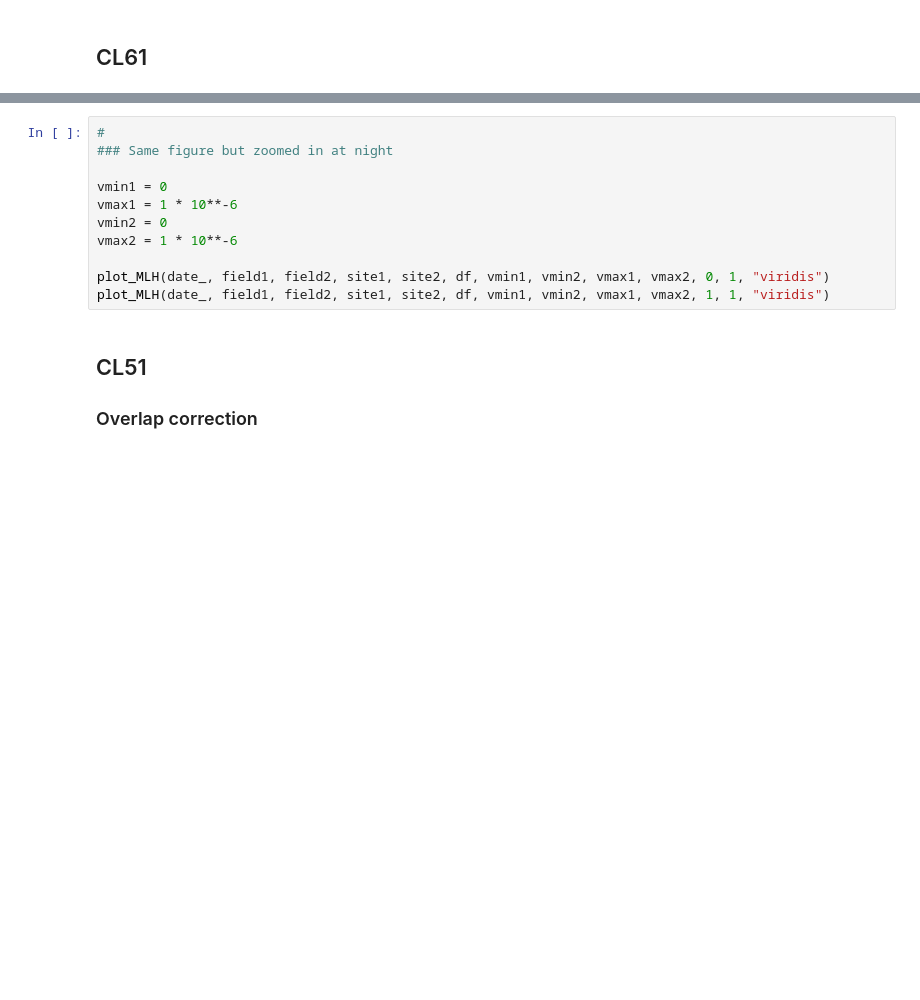
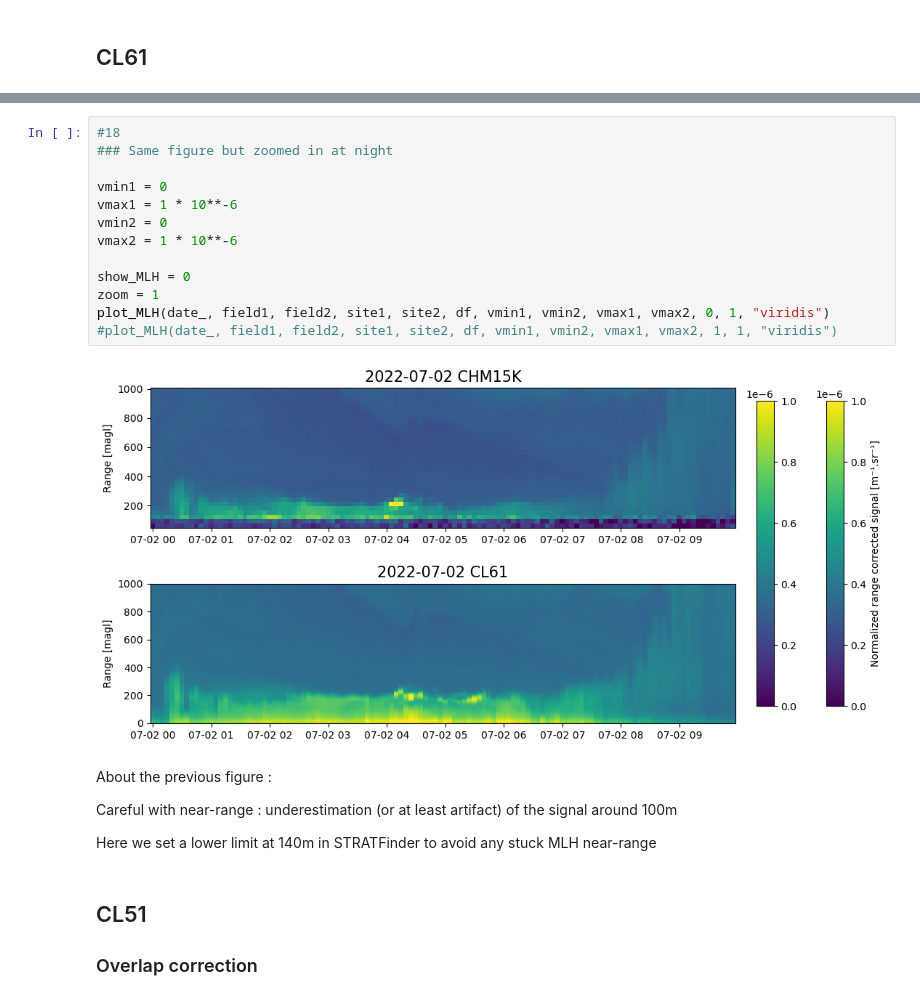
Before and after one commit to ACTRIS-CCRES/ALC-training-school, a Jupyter notebook: stratfinder_preprocessing.ipynb, the cells around one changed output, grey strips where cells are left out. Drawn from its saved outputs; the diff is of its cells as text; blank space fills up the shorter version.

```diff
--- a/stratfinder_preprocessing.ipynb
+++ b/stratfinder_preprocessing.ipynb
@@ -392,14 +420,24 @@ plot_MLH(date_, field1, field2, site1, site2, df, vmin1, vmin2, vmax1, vmax2, 1,
 # %%
-#
+#18
 ### Same figure but zoomed in at night
 
 vmin1 = 0
 vmax1 = 1 * 10**-6
 vmin2 = 0
 vmax2 = 1 * 10**-6
 
+show_MLH = 0
+zoom = 1
 plot_MLH(date_, field1, field2, site1, site2, df, vmin1, vmin2, vmax1, vmax2, 0, 1, "viridis")
-plot_MLH(date_, field1, field2, site1, site2, df, vmin1, vmin2, vmax1, vmax2, 1, 1, "viridis")
+#plot_MLH(date_, field1, field2, site1, site2, df, vmin1, vmin2, vmax1, vmax2, 1, 1, "viridis")
+# %% [output]
+[figure, added]
+# %% [markdown]
+About the previous figure :
+
+Careful with near-range : underestimation (or at least artifact) of the signal around 100m
+
+Here we set a lower limit at 140m in STRATFinder to avoid any stuck MLH near-range
 # %% [markdown]
 ## CL51
 ### Overlap correction
```
Also changed, not shown: parts of 39 cells of this notebook, 1 other file.
